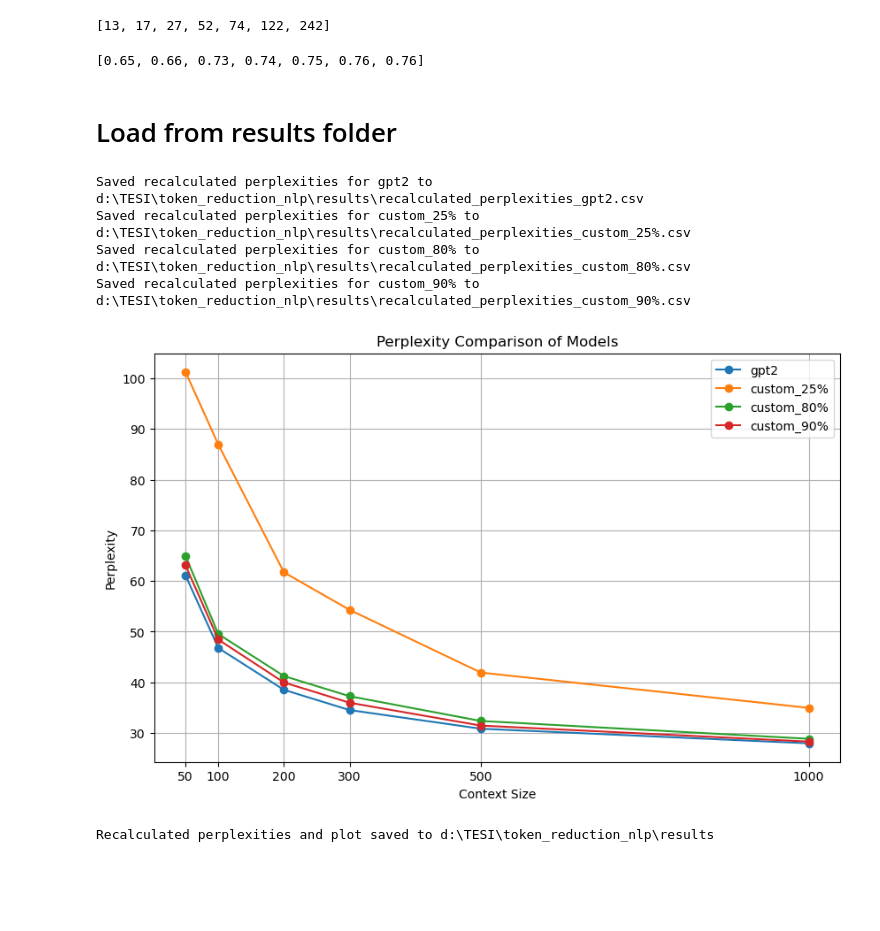
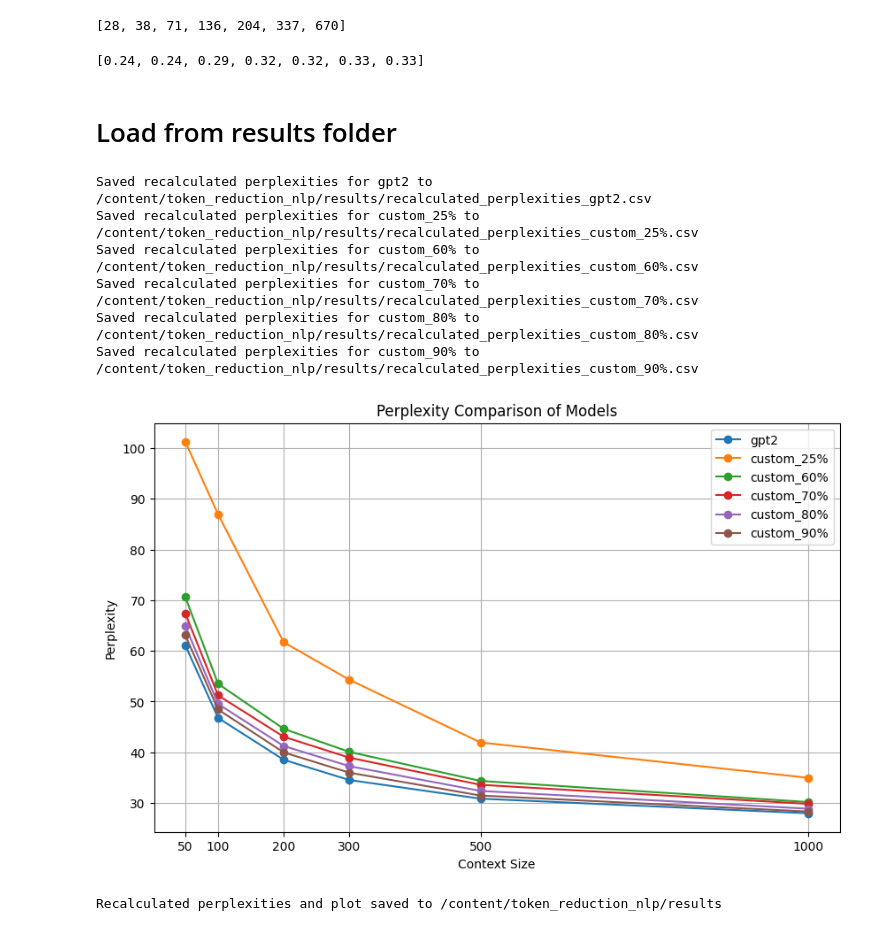
Before and after one commit to sosamandara/token_reduction_nlp, a Jupyter notebook: notebooks/Perplexity_Comparison.ipynb, the cells around one changed output. Saved outputs shown, nothing was run; the diff lists cells and outputs as text; code cells hidden in the pictures; blank space fills up the shorter version.

```diff
--- a/notebooks/Perplexity_Comparison.ipynb
+++ b/notebooks/Perplexity_Comparison.ipynb
@@ -56,15 +64,15 @@ def calculate_reduction(lenght, mask):
 window_sizes = [37, 50, 100, 200, 300, 500, 1000]
 remaining_tokens = []
 per_reduction = []
-mask = [0.0, 0.0, 0.2, 0.2, 0.2, 0.15, 0.2, 0.2, 0.05, 0.05, 0.0, 0.05]
+mask = [0.0, 0.0, 0.05, 0.07, 0.1, 0.07, 0.05, 0.0, 0.0, 0.05, 0.0, 0.0]
 for w in window_sizes:
   remaining_tokens.append(calculate_reduction(w, mask))
   per_reduction.append(round(1-round(calculate_reduction(w, mask)/w,2),2))
 print(remaining_tokens)
 per_reduction
 # %% [output]
-[13, 17, 27, 52, 74, 122, 242]
+[28, 38, 71, 136, 204, 337, 670]
-[0.65, 0.66, 0.73, 0.74, 0.75, 0.76, 0.76]
+[0.24, 0.24, 0.29, 0.32, 0.32, 0.33, 0.33]
 # %%
 model_name = "gpt2"
 tokenizer = GPT2Tokenizer.from_pretrained(model_name)
@@ -102,15 +122,17 @@ evaluate_and_save_perplexities(models, model_names, encodings, window_sizes, out
 # %%
 # Example usage
 window_sizes = [50, 100, 200, 300, 500, 1000]
-model_names = ['gpt2', 'custom_25%', 'custom_80%', 'custom_90%']
+model_names = ['gpt2', 'custom_25%', 'custom_60%', 'custom_70%', 'custom_80%', 'custom_90%']
 project_root = os.path.abspath(os.path.join(os.getcwd(), '..'))
 output_dir = os.path.join(project_root, 'results')
 
 recalculate_and_plot_perplexities(window_sizes, model_names, output_dir)
 # %% [output]
-Saved recalculated perplexities for gpt2 to d:\TESI\token_reduction_nlp\results\recalculated_perplexities_gpt2.csv
-Saved recalculated perplexities for custom_25% to d:\TESI\token_reduction_nlp\results\recalculated_perplexities_custom_25%.csv
-Saved recalculated perplexities for custom_80% to d:\TESI\token_reduction_nlp\results\recalculated_perplexities_custom_80%.csv
-Saved recalculated perplexities for custom_90% to d:\TESI\token_reduction_nlp\results\recalculated_perplexities_custom_90%.csv
+Saved recalculated perplexities for gpt2 to /content/token_reduction_nlp/results/recalculated_perplexities_gpt2.csv
+Saved recalculated perplexities for custom_25% to /content/token_reduction_nlp/results/recalculated_perplexities_custom_25%.csv
+Saved recalculated perplexities for custom_60% to /content/token_reduction_nlp/results/recalculated_perplexities_custom_60%.csv
+Saved recalculated perplexities for custom_70% to /content/token_reduction_nlp/results/recalculated_perplexities_custom_70%.csv
+Saved recalculated perplexities for custom_80% to /content/token_reduction_nlp/results/recalculated_perplexities_custom_80%.csv
+Saved recalculated perplexities for custom_90% to /content/token_reduction_nlp/results/recalculated_perplexities_custom_90%.csv
-[figure, old version]
+[figure, new version]
-Recalculated perplexities and plot saved to d:\TESI\token_reduction_nlp\results
+Recalculated perplexities and plot saved to /content/token_reduction_nlp/results
```
Also changed, not shown: parts of 5 cells of this notebook, 12 other files.
